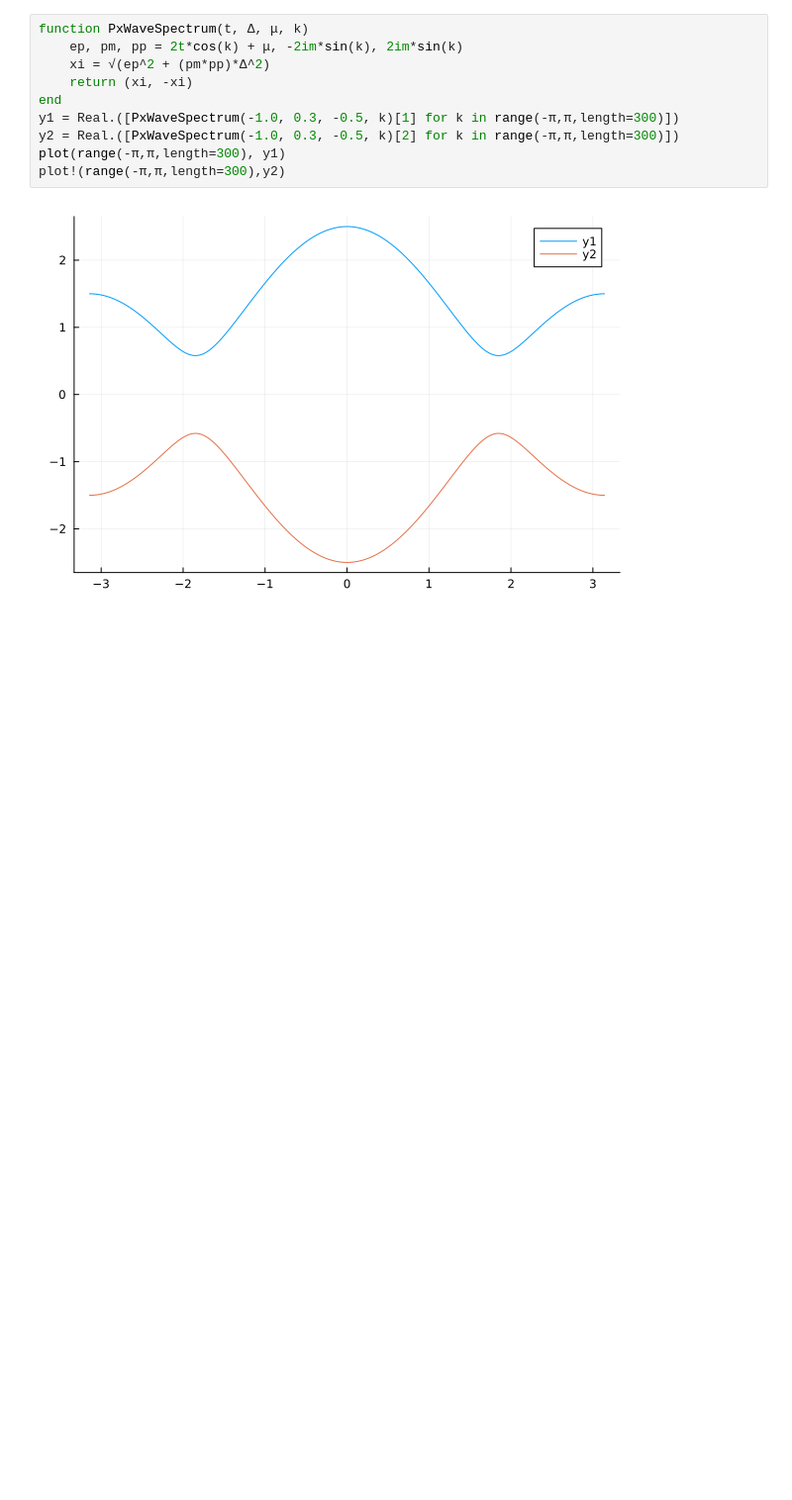
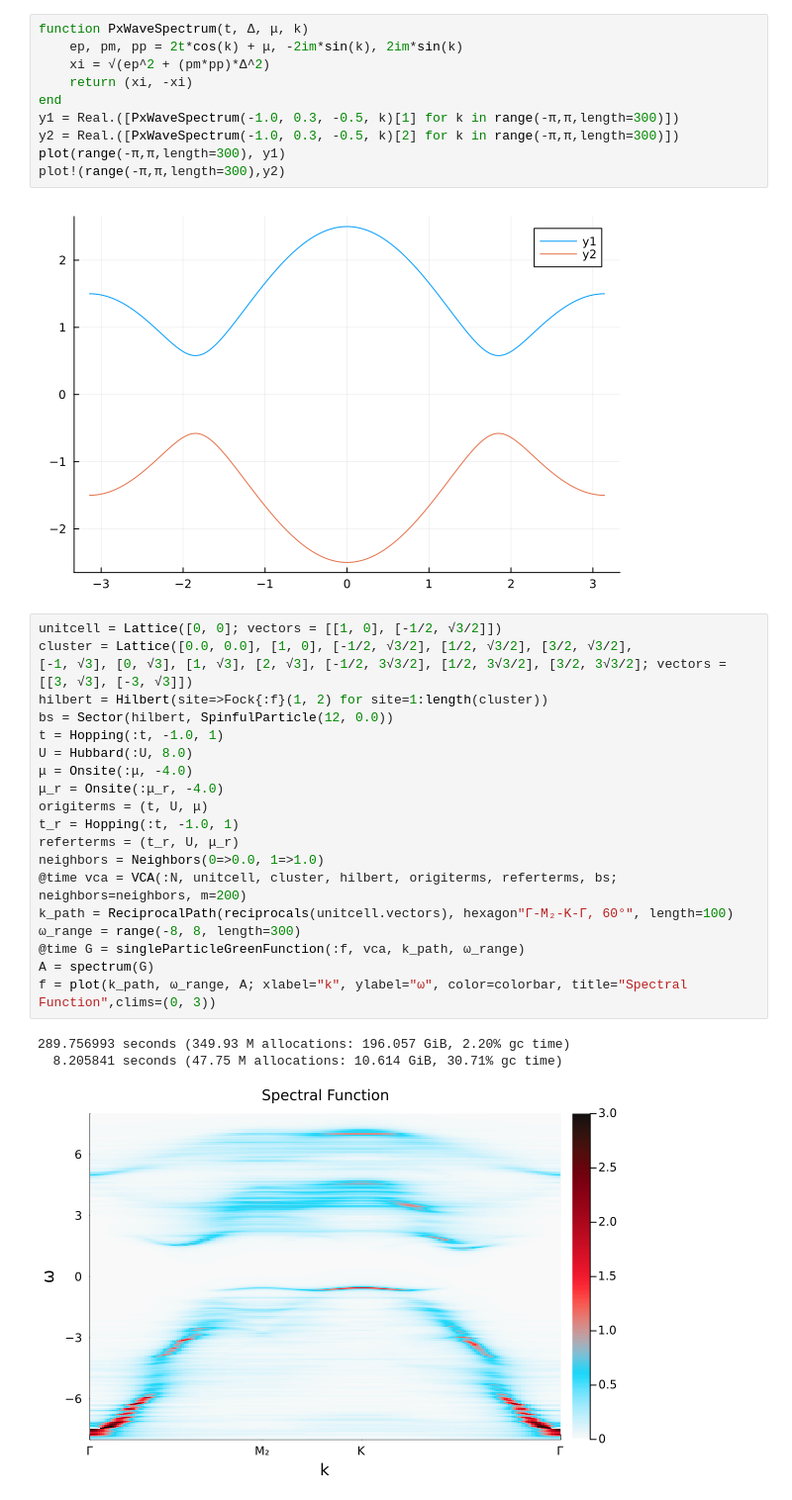
Before and after one commit to ZongYongyue/QuantumClusterTheories.jl, a Jupyter notebook: demo/spectrum.ipynb, the cells around one changed output. Shown at 99% size. Cells and saved outputs as stored; diff of their text form; blank space fills up the shorter version.

```diff
--- a/demo/spectrum.ipynb
+++ b/demo/spectrum.ipynb
@@ -88,3 +120,27 @@ plot(range(-π,π,length=300), y1)
 plot!(range(-π,π,length=300),y2)
 # %% [output]
 [figure]
+# %%
+unitcell = Lattice([0, 0]; vectors = [[1, 0], [-1/2, √3/2]])
+cluster = Lattice([0.0, 0.0], [1, 0], [-1/2, √3/2], [1/2, √3/2], [3/2, √3/2],
+[-1, √3], [0, √3], [1, √3], [2, √3], [-1/2, 3√3/2], [1/2, 3√3/2], [3/2, 3√3/2]; vectors = [[3, √3], [-3, √3]])
+hilbert = Hilbert(site=>Fock{:f}(1, 2) for site=1:length(cluster))
+bs = Sector(hilbert, SpinfulParticle(12, 0.0))
+t = Hopping(:t, -1.0, 1)
+U = Hubbard(:U, 8.0)
+μ = Onsite(:μ, -4.0)
+μ_r = Onsite(:μ_r, -4.0)
+origiterms = (t, U, μ)
+t_r = Hopping(:t, -1.0, 1)
+referterms = (t_r, U, μ_r)
+neighbors = Neighbors(0=>0.0, 1=>1.0)
+@time vca = VCA(:N, unitcell, cluster, hilbert, origiterms, referterms, bs; neighbors=neighbors, m=200)
+k_path = ReciprocalPath(reciprocals(unitcell.vectors), hexagon"Γ-M₂-K-Γ, 60°", length=100)
+ω_range = range(-8, 8, length=300)
+@time G = singleParticleGreenFunction(:f, vca, k_path, ω_range)
+A = spectrum(G)
+f = plot(k_path, ω_range, A; xlabel="k", ylabel="ω", color=colorbar, title="Spectral Function",clims=(0, 3))
+# %% [output]
+289.756993 seconds (349.93 M allocations: 196.057 GiB, 2.20% gc time)
+  8.205841 seconds (47.75 M allocations: 10.614 GiB, 30.71% gc time)
+[figure, added]
```
Also changed, not shown: parts of 10 cells of this notebook, 6 other files.
